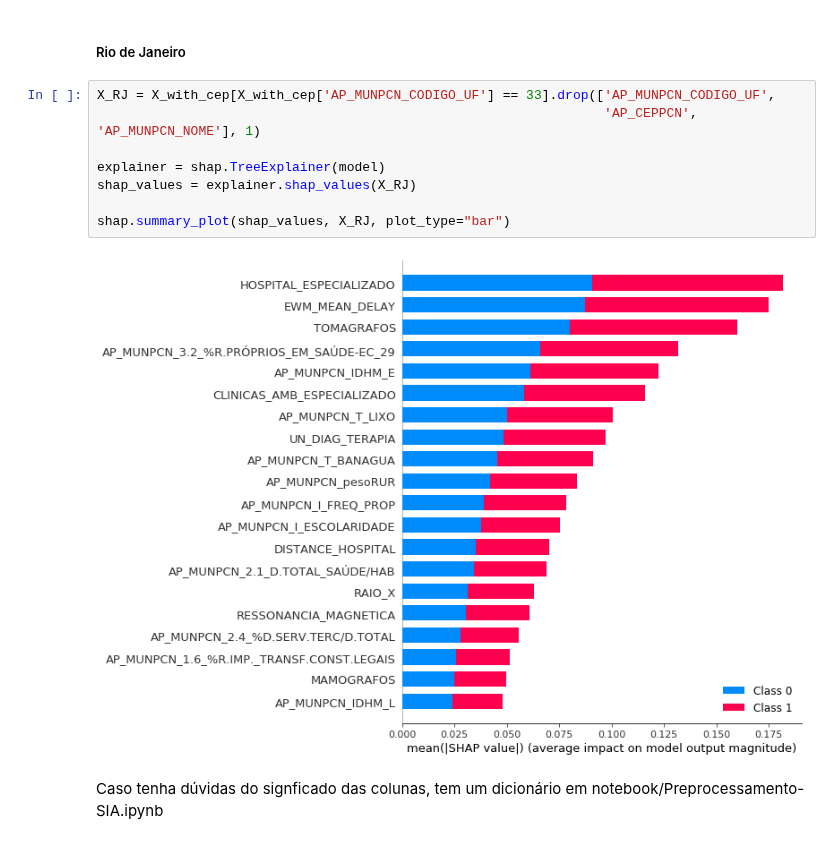
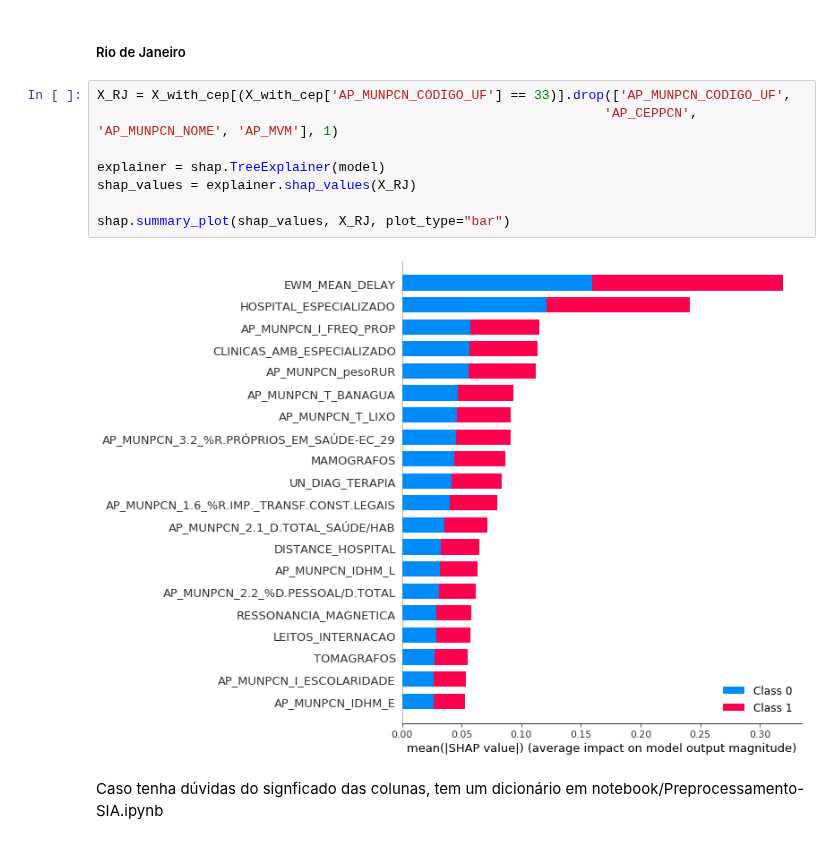
Before and after one commit to helderrezende/naliel_bcggamma, a Jupyter notebook: naliel/notebooks/Modelo-Linfoma.ipynb, the cells around one changed output. Saved outputs shown, nothing was run; the diff lists cells and outputs as text.

```diff
--- a/naliel/notebooks/Modelo-Linfoma.ipynb
+++ b/naliel/notebooks/Modelo-Linfoma.ipynb
@@ -214,15 +204,15 @@ Códigos:
 # %% [markdown]
 ##### Rio de Janeiro
 # %%
-X_RJ = X_with_cep[X_with_cep['AP_MUNPCN_CODIGO_UF'] == 33].drop(['AP_MUNPCN_CODIGO_UF',
-                                                                 'AP_CEPPCN', 'AP_MUNPCN_NOME'], 1)
+X_RJ = X_with_cep[(X_with_cep['AP_MUNPCN_CODIGO_UF'] == 33)].drop(['AP_MUNPCN_CODIGO_UF',
+                                                                 'AP_CEPPCN', 'AP_MUNPCN_NOME', 'AP_MVM'], 1)
 
 explainer = shap.TreeExplainer(model)
 shap_values = explainer.shap_values(X_RJ)
 
 shap.summary_plot(shap_values, X_RJ, plot_type="bar")
 # %% [output]
-[figure, old version]
+[figure, new version]
 # %% [markdown]
 Caso tenha dúvidas do signficado das colunas, tem um dicionário em notebook/Preprocessamento-SIA.ipynb
 # %% [markdown]
```
Also changed, not shown: parts of 12 cells of this notebook, 1 other file.
